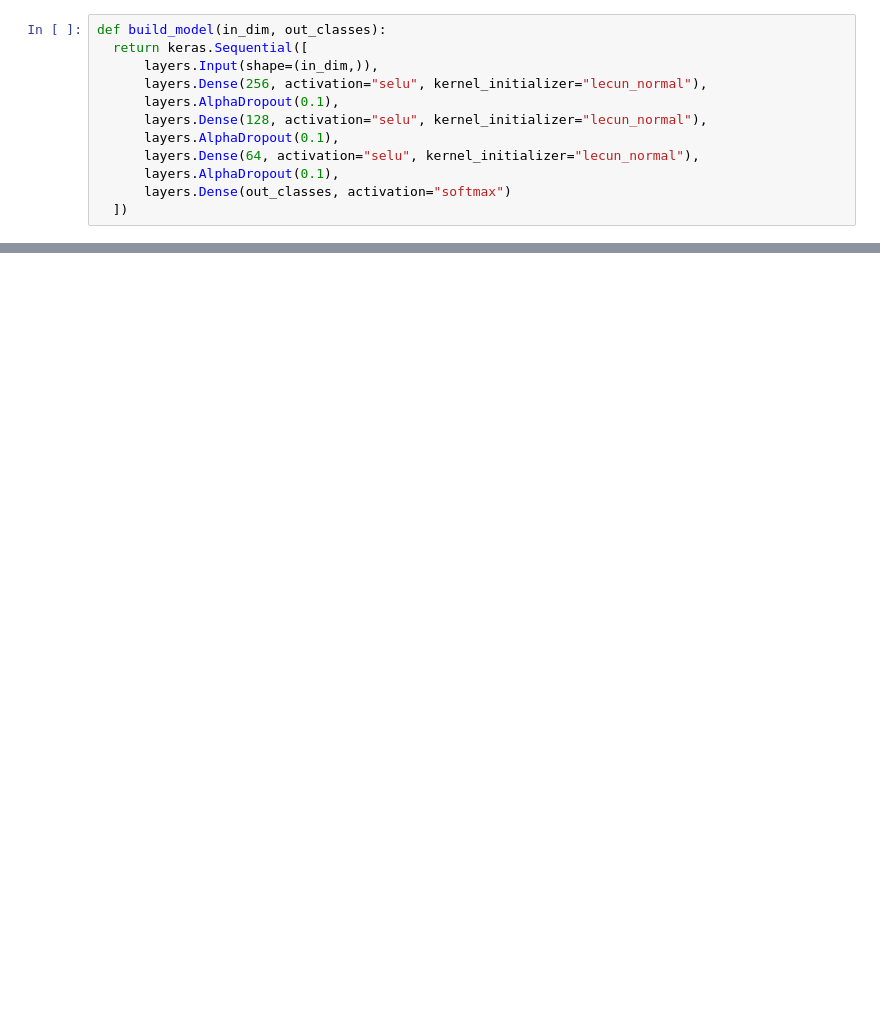
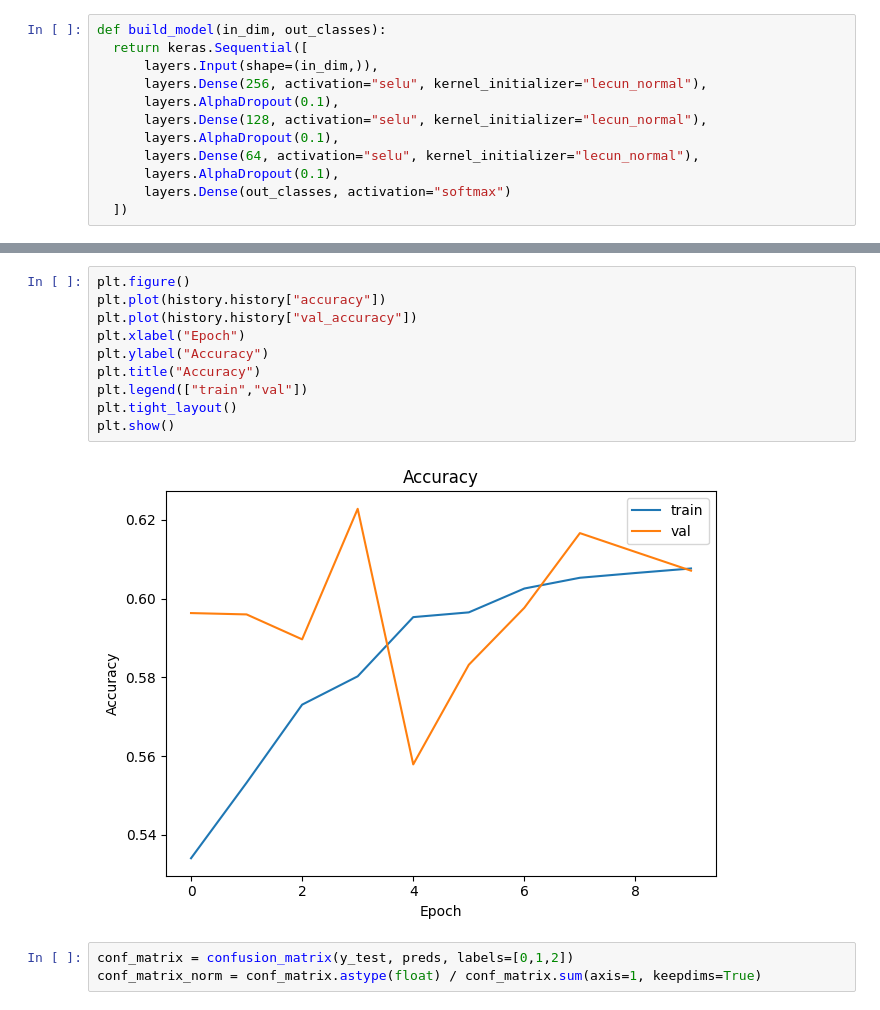
Before and after one commit to jkpoff/Data-Science-II-Group-Project, a Jupyter notebook: notebooks/TalhaNotebook.ipynb, the cells around one changed output, grey strips where cells are left out. Cells and saved outputs as stored; diff of their text form; blank space fills up the shorter version.

```diff
--- a/notebooks/TalhaNotebook.ipynb
+++ b/notebooks/TalhaNotebook.ipynb
@@ -77,0 +170,15 @@ batch_size = 1024
+# %%
+plt.figure()
+plt.plot(history.history["accuracy"])
+plt.plot(history.history["val_accuracy"])
+plt.xlabel("Epoch")
+plt.ylabel("Accuracy")
+plt.title("Accuracy")
+plt.legend(["train","val"])
+plt.tight_layout()
+plt.show()
+# %% [output]
+[figure, added]
+# %%
+conf_matrix = confusion_matrix(y_test, preds, labels=[0,1,2])
+conf_matrix_norm = conf_matrix.astype(float) / conf_matrix.sum(axis=1, keepdims=True)
```
Also changed, not shown: parts of 14 cells of this notebook.
